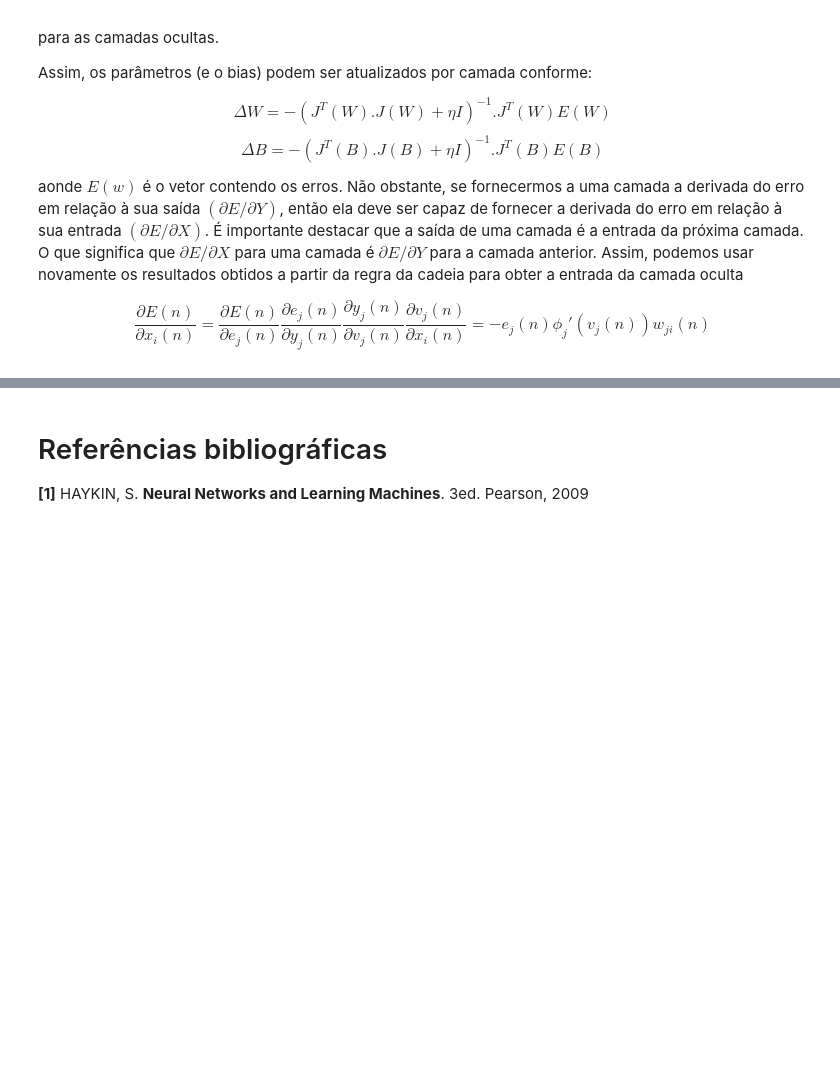
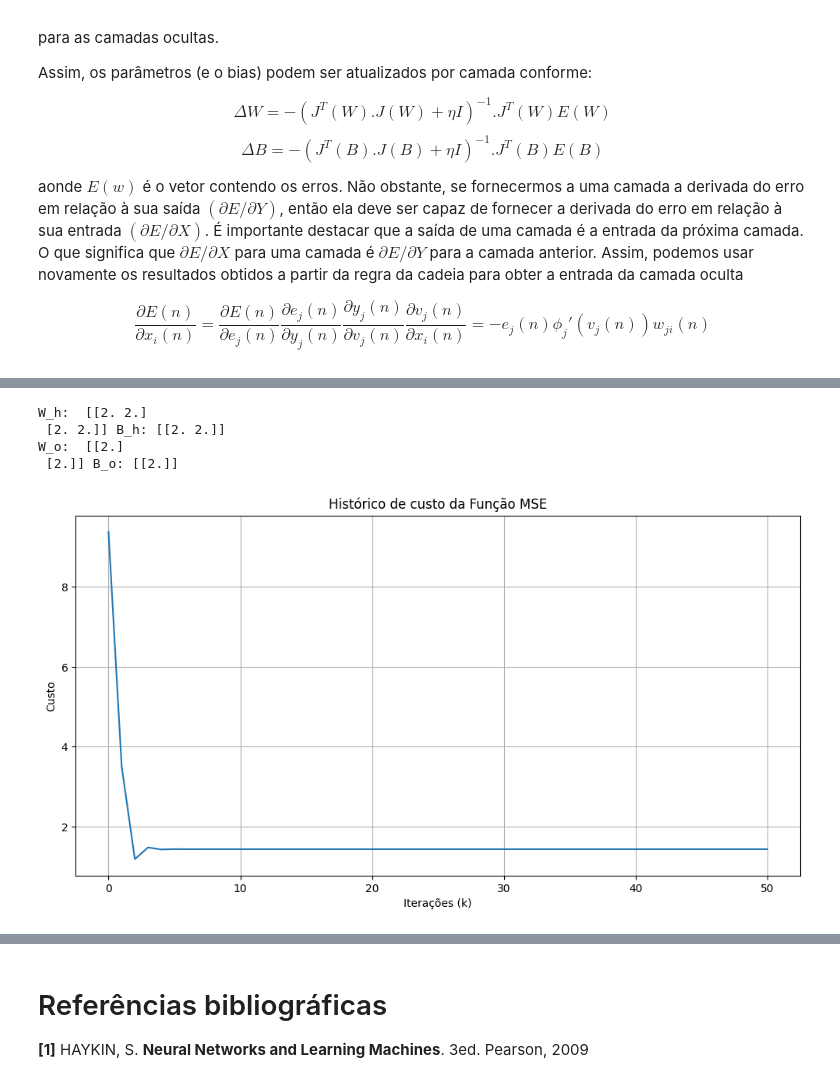
Before and after one commit to UescMecLab/Projeto-Rna, a Jupyter notebook: Fundamentos-de-RNAS/Trabalho6/Trabalho6.ipynb, the cells around one changed output, grey strips where cells are left out. Saved outputs shown, nothing was run; the diff lists cells and outputs as text; code cells hidden in the pictures; blank space fills up the shorter version.

```diff
--- a/Fundamentos-de-RNAS/Trabalho6/Trabalho6.ipynb
+++ b/Fundamentos-de-RNAS/Trabalho6/Trabalho6.ipynb
@@ -255,0 +354,12 @@ class Network():
+# %%
+net = CreateNetwork(    w_h=np.array([[2.0, 2.0], [2.0, 2.0]]),
+                        b_h=np.array([2.0 , 2.0]),
+                        w_o=np.array([[2.0, 2.0]]),
+                        b_o=np.array([2.0]))
+TestNetwork(net)
+# %% [output]
+W_h:  [[2. 2.]
+ [2. 2.]] B_h: [[2. 2.]]
+W_o:  [[2.]
+ [2.]] B_o: [[2.]]
+[figure, added]
```
Also changed, not shown: parts of 9 cells of this notebook, 3 other files.
